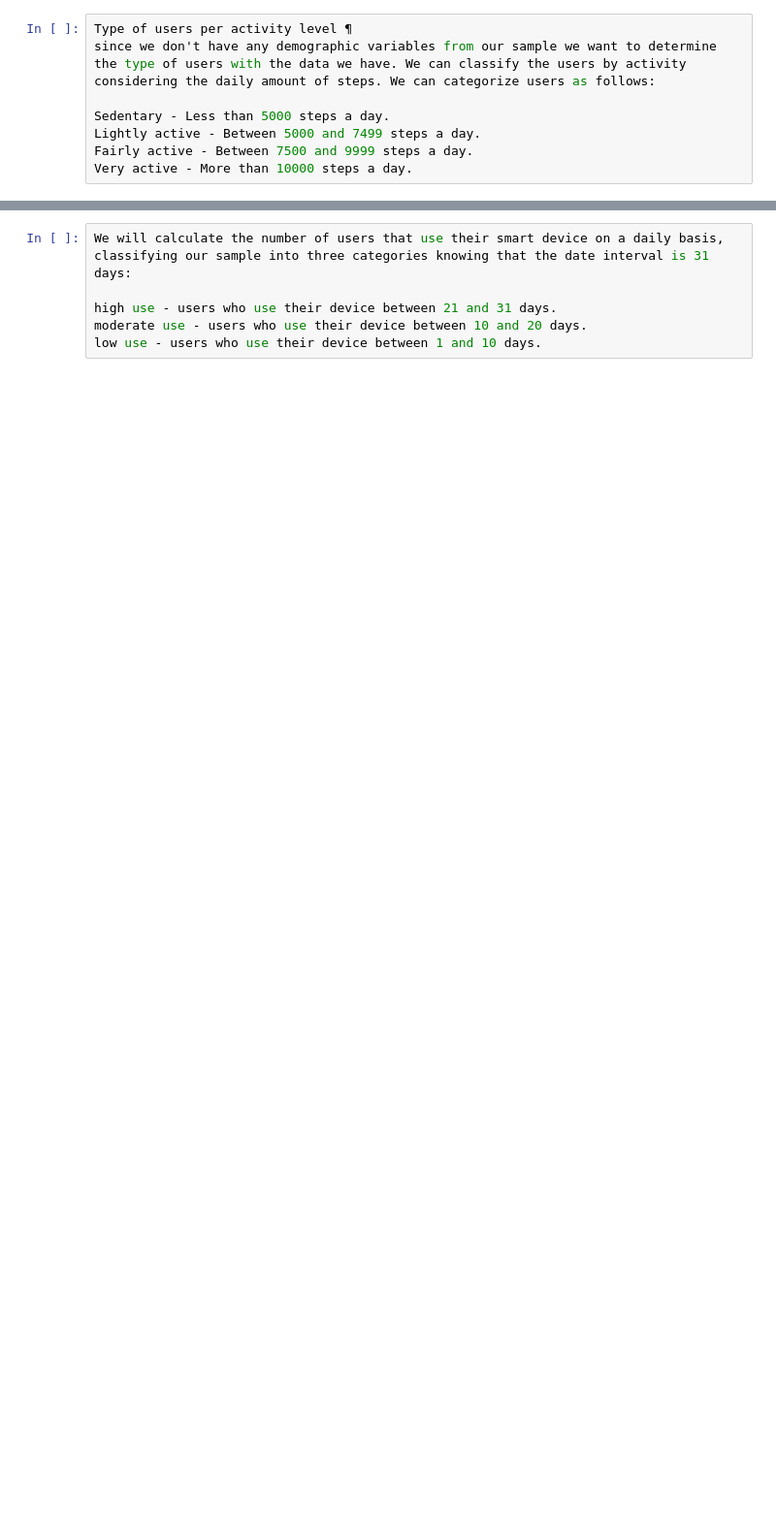
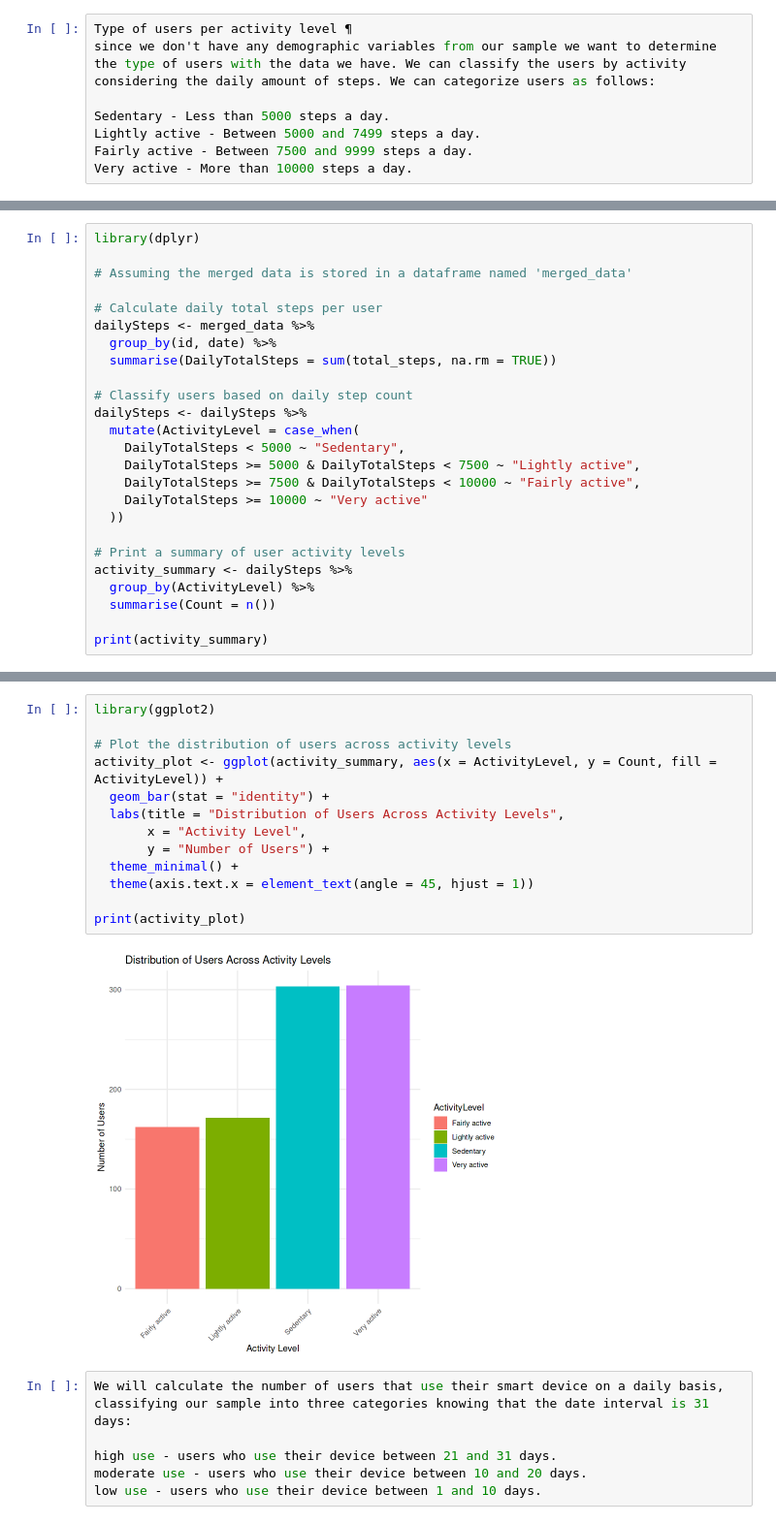
Before and after one commit to Isaac-Ndirangu-Muturi-749/FitBit_Tracker_Insights__Unveiling-Trends-in-Wellness-Technology-Consumer-Behavior, a Jupyter notebook: R_notebook.ipynb, the cells around one changed output, grey strips where cells are left out. Shown at 97% size. Drawn from its saved outputs; the diff is of its cells as text; blank space fills up the shorter version.

```diff
--- a/R_notebook.ipynb
+++ b/R_notebook.ipynb
@@ -693,0 +613,25 @@ Very active - More than 10000 steps a day.
+# %%
+library(dplyr)
+
+# Assuming the merged data is stored in a dataframe named 'merged_data'
+
+# Calculate daily total steps per user
+dailySteps <- merged_data %>%
+  group_by(id, date) %>%
+  summarise(DailyTotalSteps = sum(total_steps, na.rm = TRUE))
+
+# Classify users based on daily step count
+dailySteps <- dailySteps %>%
+  mutate(ActivityLevel = case_when(
+    DailyTotalSteps < 5000 ~ "Sedentary",
+    DailyTotalSteps >= 5000 & DailyTotalSteps < 7500 ~ "Lightly active",
+    DailyTotalSteps >= 7500 & DailyTotalSteps < 10000 ~ "Fairly active",
+    DailyTotalSteps >= 10000 ~ "Very active"
+  ))
+
+# Print a summary of user activity levels
+activity_summary <- dailySteps %>%
+  group_by(ActivityLevel) %>%
+  summarise(Count = n())
+
+print(activity_summary)
@@ -694,3 +648,18 @@ Very active - More than 10000 steps a day.
+# %%
+library(ggplot2)
+
+# Plot the distribution of users across activity levels
+activity_plot <- ggplot(activity_summary, aes(x = ActivityLevel, y = Count, fill = ActivityLevel)) +
+  geom_bar(stat = "identity") +
+  labs(title = "Distribution of Users Across Activity Levels",
+       x = "Activity Level",
+       y = "Number of Users") +
+  theme_minimal() +
+  theme(axis.text.x = element_text(angle = 45, hjust = 1))
+
+print(activity_plot)
+# %% [output]
+[figure, added]
 # %%
 We will calculate the number of users that use their smart device on a daily basis, classifying our sample into three categories knowing that the date interval is 31 days:
 
```
Also changed, not shown: parts of 28 cells of this notebook.
